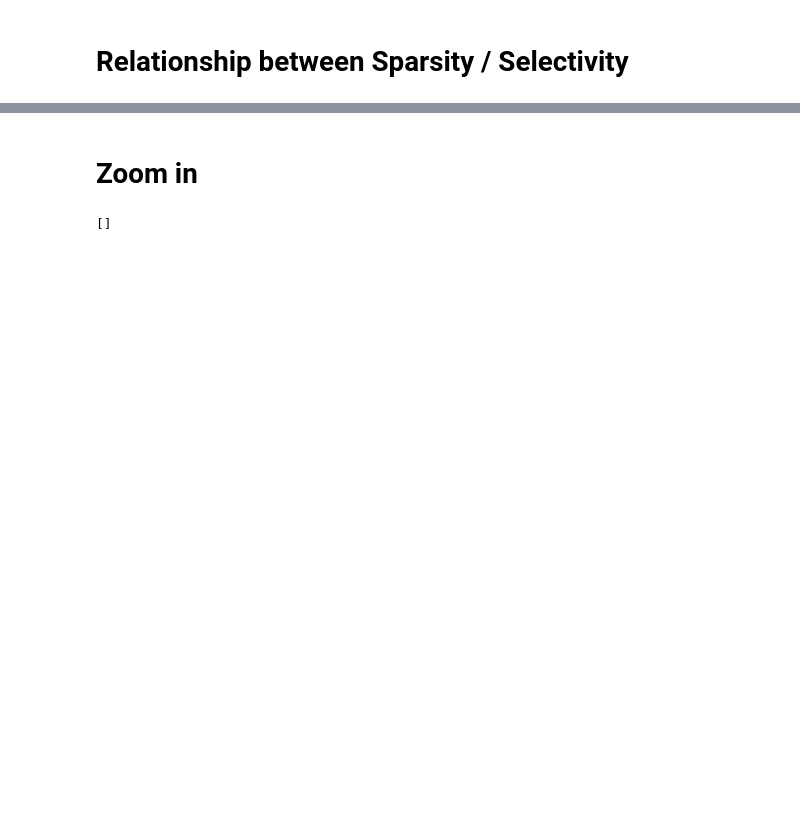
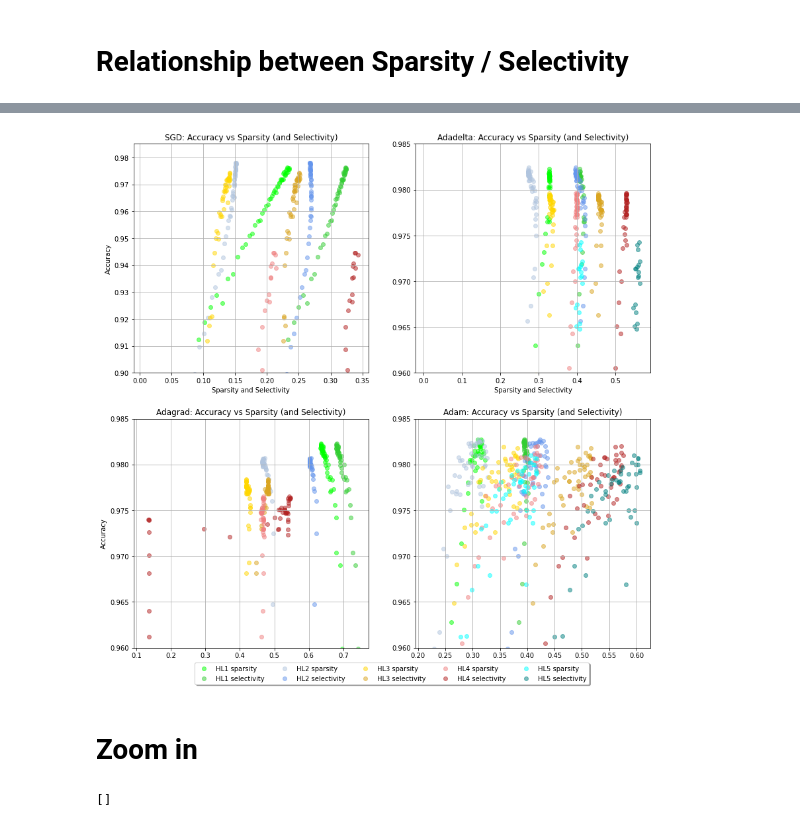
Before and after one commit to 7201krap/COMS30045_Individual-Project, a Jupyter notebook: FINAL/Graphs/data_hidden_layers/num_hidden_layers.ipynb, the cells around one changed output, grey strips where cells are left out. Saved outputs shown, nothing was run; the diff lists cells and outputs as text; code cells hidden in the pictures; blank space fills up the shorter version.

```diff
--- a/FINAL/Graphs/data_hidden_layers/num_hidden_layers.ipynb
+++ b/FINAL/Graphs/data_hidden_layers/num_hidden_layers.ipynb
@@ -404,0 +405,92 @@ plt.plot()
+# %%
+fig, ((ax1, ax2), (ax3, ax4)) = plt.subplots(2, 2, figsize=(14, 14))
+
+# SGD (1-4)
+sparsity_avg_HL1, sparsity_avg_HL2, sparsity_avg_HL3, sparsity_avg_HL4, sparsity_avg_HL5, selectivity_avg_HL1, selectivity_avg_HL2, selectivity_avg_HL3, selectivity_avg_HL4, selectivity_avg_HL5, test_HL1, test_HL2, test_HL3, test_HL4, test_HL5 = plotter('SGD', return_values=True)
+ax1.scatter(sparsity_avg_HL1, test_HL1, label='HL1 sparsity', c='lime', alpha=0.5)
+ax1.scatter(selectivity_avg_HL1, test_HL1, label='HL1 selectivity', c='limegreen', alpha=0.5)
+
+ax1.scatter(sparsity_avg_HL2, test_HL2, label='HL2 sparsity', c='lightsteelblue', alpha=0.5)
+ax1.scatter(selectivity_avg_HL2, test_HL2, label='HL2 selectivity', c='cornflowerblue', alpha=0.5)
+
+ax1.scatter(sparsity_avg_HL3, test_HL3, label='HL3 sparsity', c='gold', alpha=0.5)
+ax1.scatter(selectivity_avg_HL3, test_HL3, label='HL3 selectivity', c='goldenrod', alpha=0.5)
+
+ax1.scatter(sparsity_avg_HL4, test_HL4, label='HL4 sparsity', c='lightcoral', alpha=0.5)
+ax1.scatter(selectivity_avg_HL4, test_HL4, label='HL4 selectivity', c='firebrick', alpha=0.5)
+
+ax1.grid()
+ax1.set_ylim([0.90, 0.985])
+ax1.set_title('SGD: Accuracy vs Sparsity (and Selectivity)')
+
+ax1.set_xlabel('Sparsity and Selectivity')
+ax1.set_ylabel('Accuracy')
+
+# Adadelta (1-5)
+sparsity_avg_HL1, sparsity_avg_HL2, sparsity_avg_HL3, sparsity_avg_HL4, sparsity_avg_HL5, selectivity_avg_HL1, selectivity_avg_HL2, selectivity_avg_HL3, selectivity_avg_HL4, selectivity_avg_HL5, test_HL1, test_HL2, test_HL3, test_HL4, test_HL5 = plotter('Adadelta', return_values=True)
+ax2.scatter(sparsity_avg_HL1, test_HL1, label='HL1 sparsity', c='lime', alpha=0.5)
+ax2.scatter(selectivity_avg_HL1, test_HL1, label='HL1 selectivity', c='limegreen', alpha=0.5)
+
+ax2.scatter(sparsity_avg_HL2, test_HL2, label='HL2 sparsity', c='lightsteelblue', alpha=0.5)
+ax2.scatter(selectivity_avg_HL2, test_HL2, label='HL2 selectivity', c='cornflowerblue', alpha=0.5)
+
+ax2.scatter(sparsity_avg_HL3, test_HL3, label='HL3 sparsity', c='gold', alpha=0.5)
+ax2.scatter(selectivity_avg_HL3, test_HL3, label='HL3 selectivity', c='goldenrod', alpha=0.5)
+
+ax2.scatter(sparsity_avg_HL4, test_HL4, label='HL4 sparsity', c='lightcoral', alpha=0.5)
+ax2.scatter(selectivity_avg_HL4, test_HL4, label='HL4 selectivity', c='firebrick', alpha=0.5)
+
+ax2.scatter(sparsity_avg_HL5, test_HL5, label='HL5 sparsity', c='aqua', alpha=0.5)
+ax2.scatter(selectivity_avg_HL5, test_HL5, label='HL5 selectivity', c='teal', alpha=0.5)
+
+ax2.grid()
+ax2.set_ylim([0.96, 0.985])
+ax2.set_title('Adadelta: Accuracy vs Sparsity (and Selectivity)')
+
+ax2.set_xlabel('Sparsity and Selectivity')
+
+# Adagrad (1-4)
+sparsity_avg_HL1, sparsity_avg_HL2, sparsity_avg_HL3, sparsity_avg_HL4, sparsity_avg_HL5, selectivity_avg_HL1, selectivity_avg_HL2, selectivity_avg_HL3, selectivity_avg_HL4, selectivity_avg_HL5, test_HL1, test_HL2, test_HL3, test_HL4, test_HL5 = plotter('Adagrad', return_values=True)
+ax3.scatter(sparsity_avg_HL1, test_HL1, label='HL1 sparsity', c='lime', alpha=0.5)
+ax3.scatter(selectivity_avg_HL1, test_HL1, label='HL1 selectivity', c='limegreen', alpha=0.5)
+
+ax3.scatter(sparsity_avg_HL2, test_HL2, label='HL2 sparsity', c='lightsteelblue', alpha=0.5)
+ax3.scatter(selectivity_avg_HL2, test_HL2, label='HL2 selectivity', c='cornflowerblue', alpha=0.5)
+
+ax3.scatter(sparsity_avg_HL3, test_HL3, label='HL3 sparsity', c='gold', alpha=0.5)
+ax3.scatter(selectivity_avg_HL3, test_HL3, label='HL3 selectivity', c='goldenrod', alpha=0.5)
+
+ax3.scatter(sparsity_avg_HL4, test_HL4, label='HL4 sparsity', c='lightcoral', alpha=0.5)
+ax3.scatter(selectivity_avg_HL4, test_HL4, label='HL4 selectivity', c='firebrick', alpha=0.5)
+
+ax3.grid()
+ax3.set_ylim([0.96, 0.985])
+ax3.set_title('Adagrad: Accuracy vs Sparsity (and Selectivity)')
+ax3.set_ylabel('Accuracy')
+
+# Adam (1-5)
+sparsity_avg_HL1, sparsity_avg_HL2, sparsity_avg_HL3, sparsity_avg_HL4, sparsity_avg_HL5, selectivity_avg_HL1, selectivity_avg_HL2, selectivity_avg_HL3, selectivity_avg_HL4, selectivity_avg_HL5, test_HL1, test_HL2, test_HL3, test_HL4, test_HL5 = plotter('Adam', return_values=True)
+ax4.scatter(sparsity_avg_HL1, test_HL1, label='HL1 sparsity', c='lime', alpha=0.5)
+ax4.scatter(selectivity_avg_HL1, test_HL1, label='HL1 selectivity', c='limegreen', alpha=0.5)
+
+ax4.scatter(sparsity_avg_HL2, test_HL2, label='HL2 sparsity', c='lightsteelblue', alpha=0.5)
+ax4.scatter(selectivity_avg_HL2, test_HL2, label='HL2 selectivity', c='cornflowerblue', alpha=0.5)
+
+ax4.scatter(sparsity_avg_HL3, test_HL3, label='HL3 sparsity', c='gold', alpha=0.5)
+ax4.scatter(selectivity_avg_HL3, test_HL3, label='HL3 selectivity', c='goldenrod', alpha=0.5)
+
+ax4.scatter(sparsity_avg_HL4, test_HL4, label='HL4 sparsity', c='lightcoral', alpha=0.5)
+ax4.scatter(selectivity_avg_HL4, test_HL4, label='HL4 selectivity', c='firebrick', alpha=0.5)
+
+ax4.scatter(sparsity_avg_HL5, test_HL5, label='HL5 sparsity', c='aqua', alpha=0.5)
+ax4.scatter(selectivity_avg_HL5, test_HL5, label='HL5 selectivity', c='teal', alpha=0.5)
+
+ax4.legend(loc='upper center', bbox_to_anchor=(-0.1, -0.05),
+          fancybox=True, shadow=True, ncol=5)
+ax4.grid()
+ax4.set_ylim([0.96, 0.985])
+ax4.set_title('Adam: Accuracy vs Sparsity (and Selectivity)')
+
+
+plt.plot()
+# %% [output]
@@ -405,3 +498,4 @@ plt.plot()
+[figure, added]
 # %% [markdown]
 # Zoom in
 # %%
```
Also changed, not shown: parts of 4 cells of this notebook, 6 other files.
